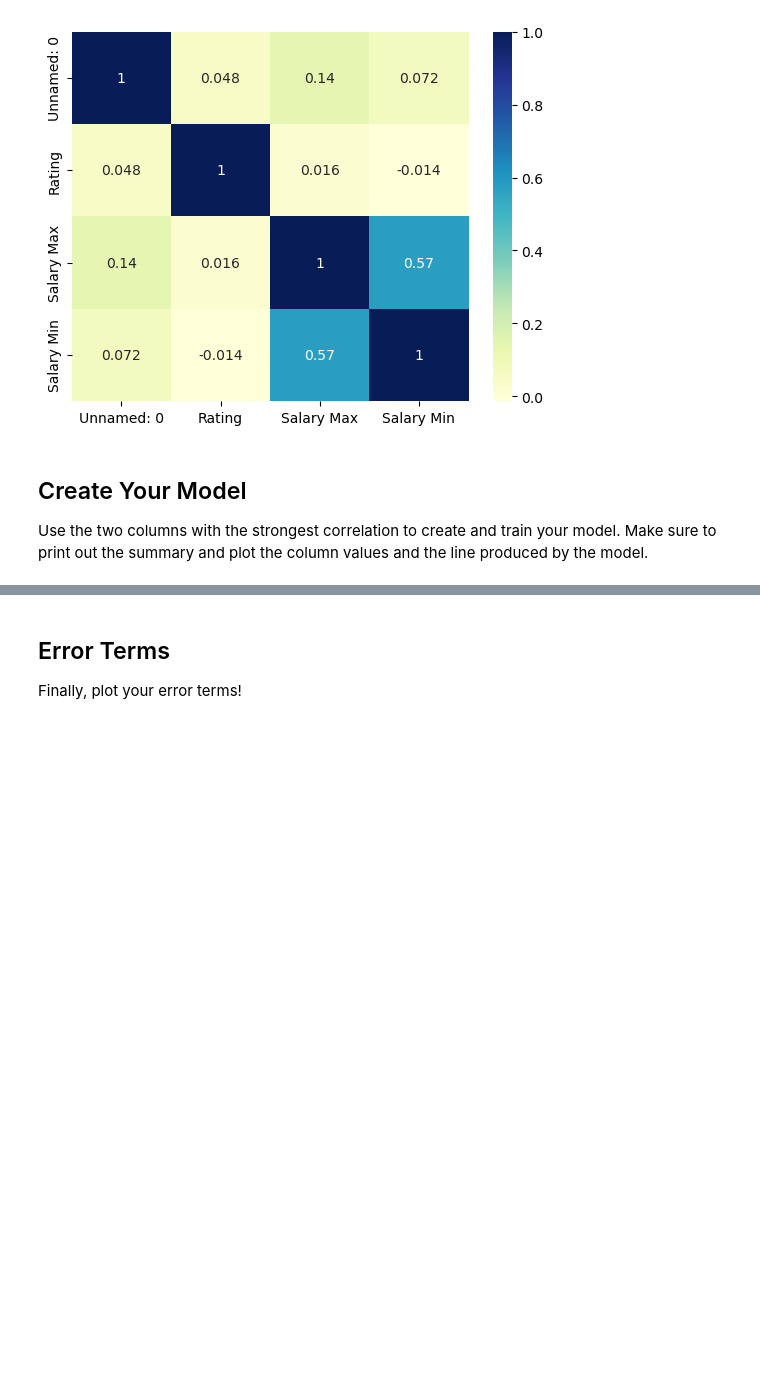
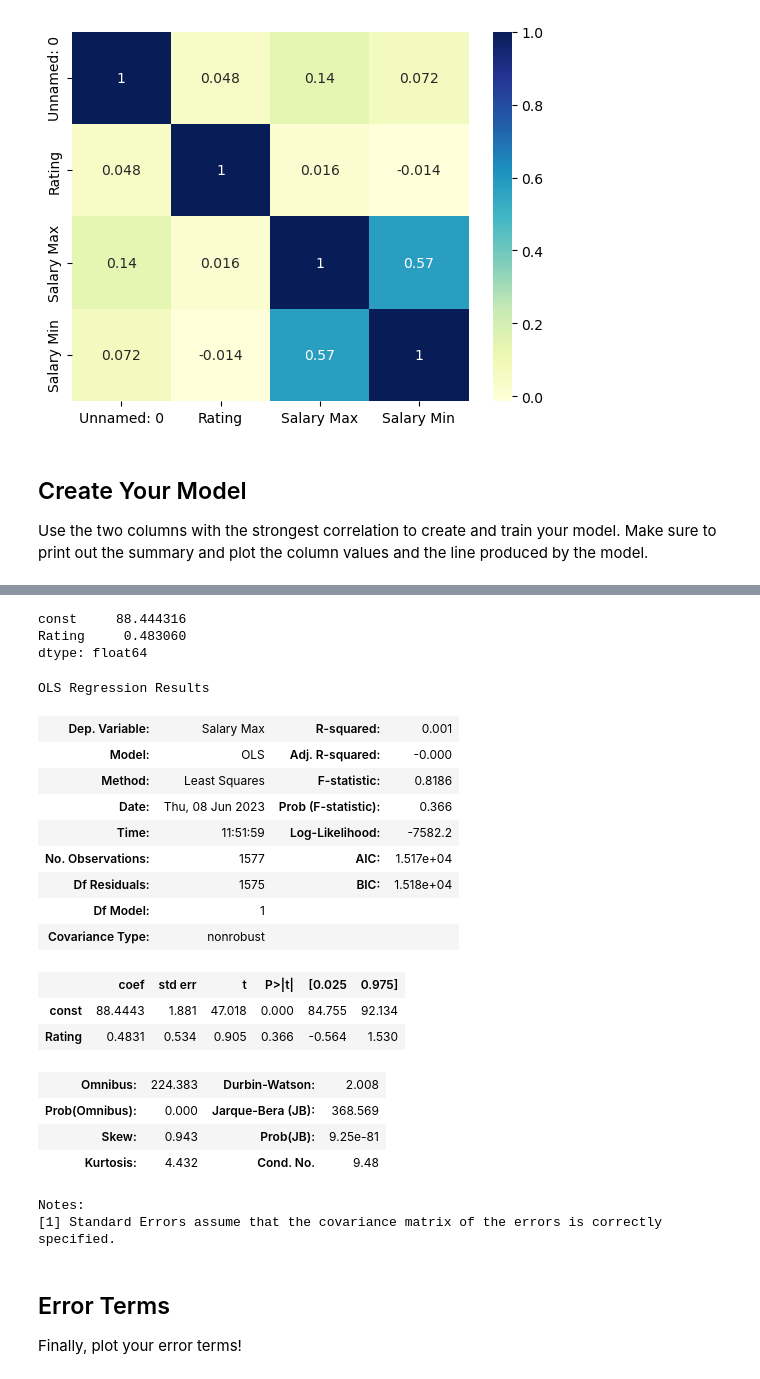
Before and after one commit to AishuSenthil/checkpoint-five, a Jupyter notebook: checkpoint-five.ipynb, the cells around one changed output, grey strips where cells are left out. Saved outputs shown, nothing was run; the diff lists cells and outputs as text; code cells hidden in the pictures; blank space fills up the shorter version.

```diff
--- a/checkpoint-five.ipynb
+++ b/checkpoint-five.ipynb
@@ -89,0 +114,40 @@ Use the two columns with the strongest correlation to create and train your mode
+# %%
+# Buildong the model.
+import statsmodels.api as sm
+
+# Adding a constant to get an intercept
+X_train_sm = sm.add_constant(X_train)
+X_train_sm
+
+# Fitting the resgression line using 'OLS'
+lr = sm.OLS(y_train, X_train_sm).fit()
+
+# Printing the parameters
+lr.params
+# %% [output]
+const     88.444316
+Rating     0.483060
+dtype: float64
+# %%
+# perform residual analysis
+lr.summary()
+# %% [output]
+OLS Regression Results
+| Dep. Variable: | Salary Max | R-squared: | 0.001 |
+| Model: | OLS | Adj. R-squared: | -0.000 |
+| Method: | Least Squares | F-statistic: | 0.8186 |
+| Date: | Thu, 08 Jun 2023 | Prob (F-statistic): | 0.366 |
+| Time: | 11:51:59 | Log-Likelihood: | -7582.2 |
+| No. Observations: | 1577 | AIC: | 1.517e+04 |
+| Df Residuals: | 1575 | BIC: | 1.518e+04 |
+| Df Model: | 1 |  |  |
+| Covariance Type: | nonrobust |  |  |
+|  | coef | std err | t | P>|t| | [0.025 | 0.975] |
+| const | 88.4443 | 1.881 | 47.018 | 0.000 | 84.755 | 92.134 |
+| Rating | 0.4831 | 0.534 | 0.905 | 0.366 | -0.564 | 1.530 |
+| Omnibus: | 224.383 | Durbin-Watson: | 2.008 |
+| Prob(Omnibus): | 0.000 | Jarque-Bera (JB): | 368.569 |
+| Skew: | 0.943 | Prob(JB): | 9.25e-81 |
+| Kurtosis: | 4.432 | Cond. No. | 9.48 |
+Notes:
+[1] Standard Errors assume that the covariance matrix of the errors is correctly specified.
```
Also changed, not shown: parts of 6 cells of this notebook.
